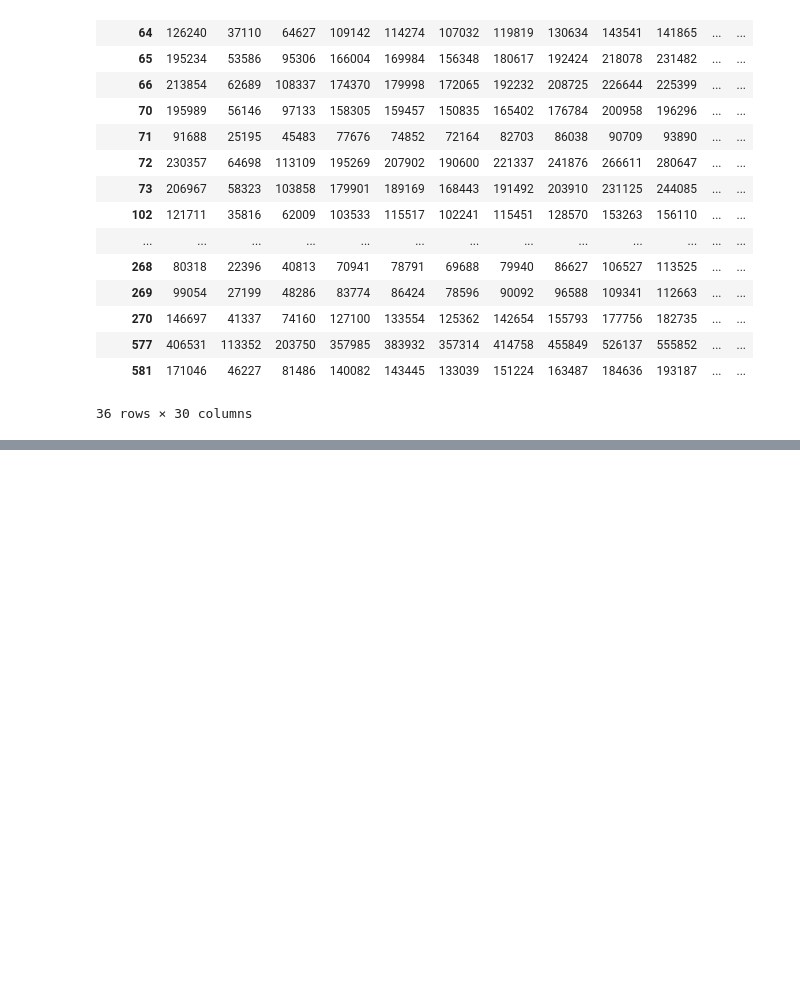
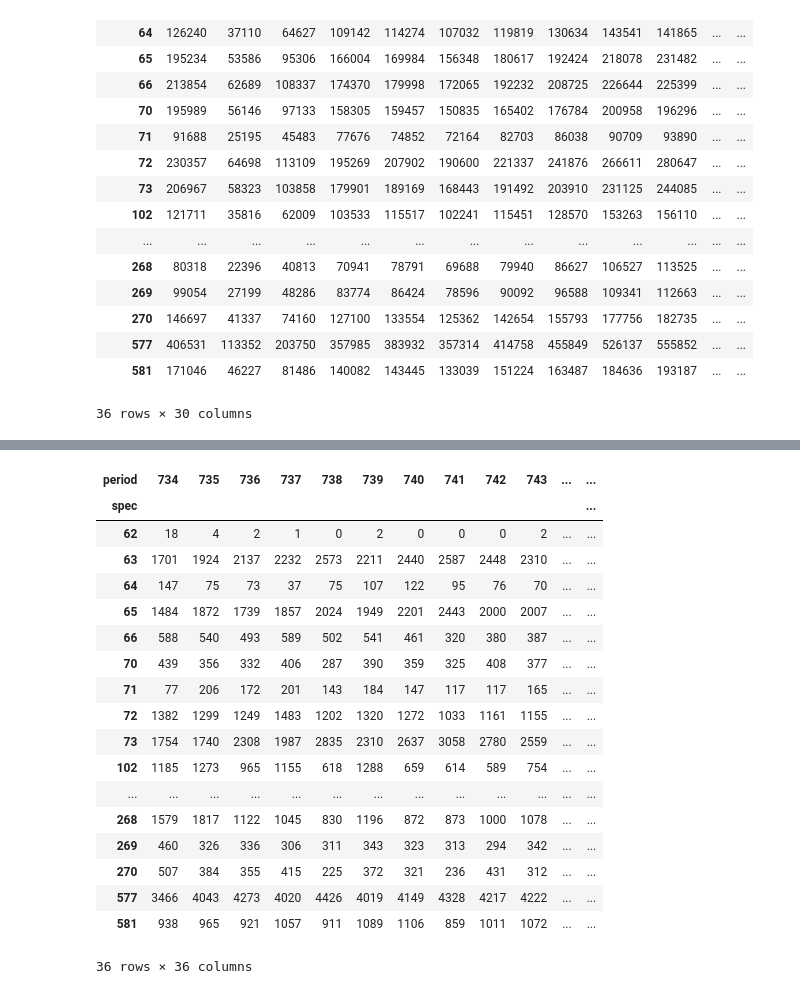
Before and after one commit to ily123/blizzard_api, a Jupyter notebook: dashboard_class_representation/ridge_plot_module.ipynb, the cells around one changed output, grey strips where cells are left out. Cells and saved outputs as stored; diff of their text form; code cells hidden in the pictures; blank space fills up the shorter version.

```diff
--- a/dashboard_class_representation/ridge_plot_module.ipynb
+++ b/dashboard_class_representation/ridge_plot_module.ipynb
@@ -86,0 +174,6 @@ array([60866, 18014, 29543, 44106, 42838, 39428, 39559, 39031, 38790,
+# %%
+hdf = pd.read_pickle('top500_keynums_groupby_period_dungeon_spec2.pkl')
+# %%
+htable = hdf[['period', 'spec', 'num_keys']].groupby(by = ['period', 'spec']).sum()
+htable2 = htable.reset_index()
+htable2
@@ -86,0 +194,24 @@ array([60866, 18014, 29543, 44106, 42838, 39428, 39559, 39031, 38790,
+# %%
+period_table = pd.pivot_table(htable2, values = 'num_keys', index='spec', columns='period', fill_value=0)
+# %%
+period_table
+# %% [output]
+| period | 734 | 735 | 736 | 737 | 738 | 739 | 740 | 741 | 742 | 743 | ... | ... |
+| spec |  |  |  |  |  |  |  |  |  |  |  | ... |
+| 62 | 18 | 4 | 2 | 1 | 0 | 2 | 0 | 0 | 0 | 2 | ... | ... |
+| 63 | 1701 | 1924 | 2137 | 2232 | 2573 | 2211 | 2440 | 2587 | 2448 | 2310 | ... | ... |
+| 64 | 147 | 75 | 73 | 37 | 75 | 107 | 122 | 95 | 76 | 70 | ... | ... |
+| 65 | 1484 | 1872 | 1739 | 1857 | 2024 | 1949 | 2201 | 2443 | 2000 | 2007 | ... | ... |
+| 66 | 588 | 540 | 493 | 589 | 502 | 541 | 461 | 320 | 380 | 387 | ... | ... |
+| 70 | 439 | 356 | 332 | 406 | 287 | 390 | 359 | 325 | 408 | 377 | ... | ... |
+| 71 | 77 | 206 | 172 | 201 | 143 | 184 | 147 | 117 | 117 | 165 | ... | ... |
+| 72 | 1382 | 1299 | 1249 | 1483 | 1202 | 1320 | 1272 | 1033 | 1161 | 1155 | ... | ... |
+| 73 | 1754 | 1740 | 2308 | 1987 | 2835 | 2310 | 2637 | 3058 | 2780 | 2559 | ... | ... |
+| 102 | 1185 | 1273 | 965 | 1155 | 618 | 1288 | 659 | 614 | 589 | 754 | ... | ... |
+| ... | ... | ... | ... | ... | ... | ... | ... | ... | ... | ... | ... | ... |
+| 268 | 1579 | 1817 | 1122 | 1045 | 830 | 1196 | 872 | 873 | 1000 | 1078 | ... | ... |
+| 269 | 460 | 326 | 336 | 306 | 311 | 343 | 323 | 313 | 294 | 342 | ... | ... |
+| 270 | 507 | 384 | 355 | 415 | 225 | 372 | 321 | 236 | 431 | 312 | ... | ... |
+| 577 | 3466 | 4043 | 4273 | 4020 | 4426 | 4019 | 4149 | 4328 | 4217 | 4222 | ... | ... |
+| 581 | 938 | 965 | 921 | 1057 | 911 | 1089 | 1106 | 859 | 1011 | 1072 | ... | ... |
+36 rows × 36 columns
```
Also changed, not shown: parts of 26 cells of this notebook, 15 other files.
